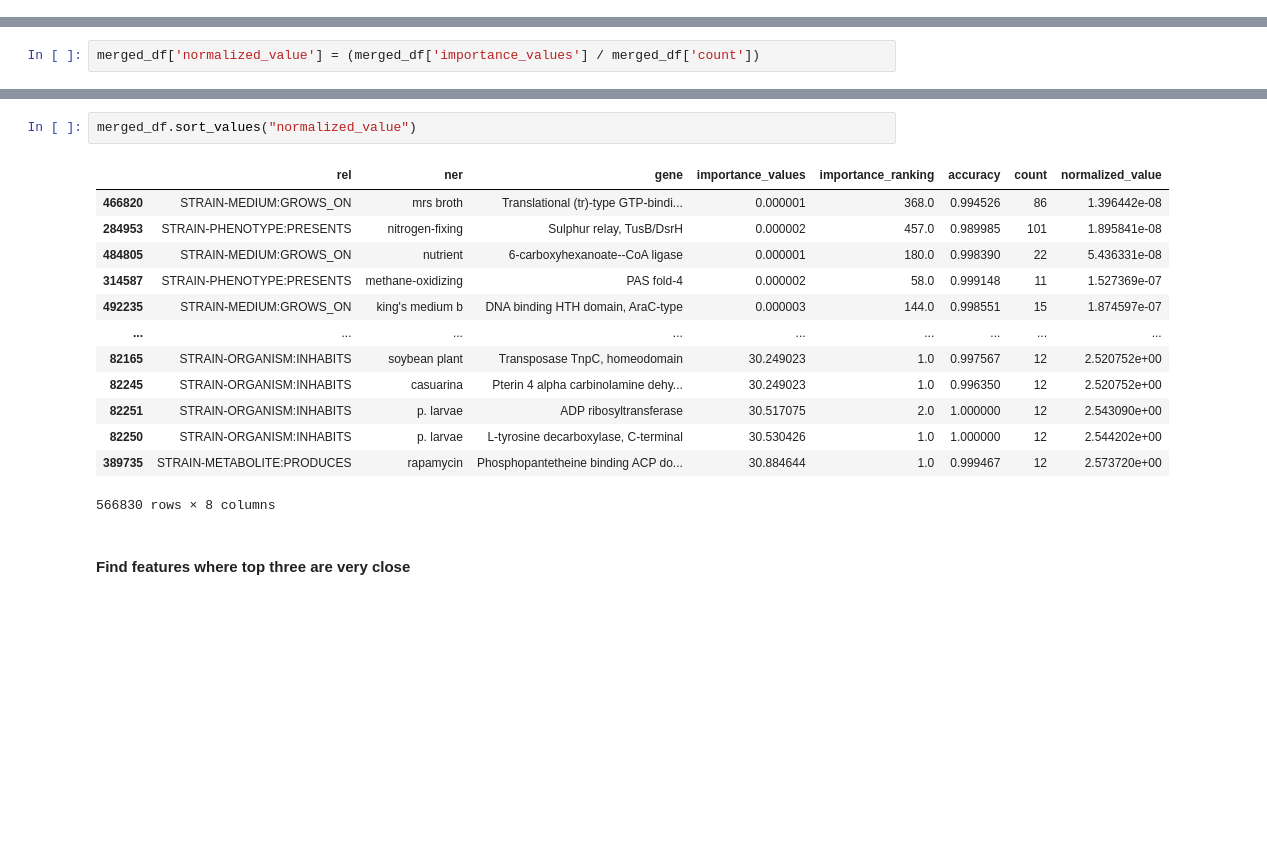
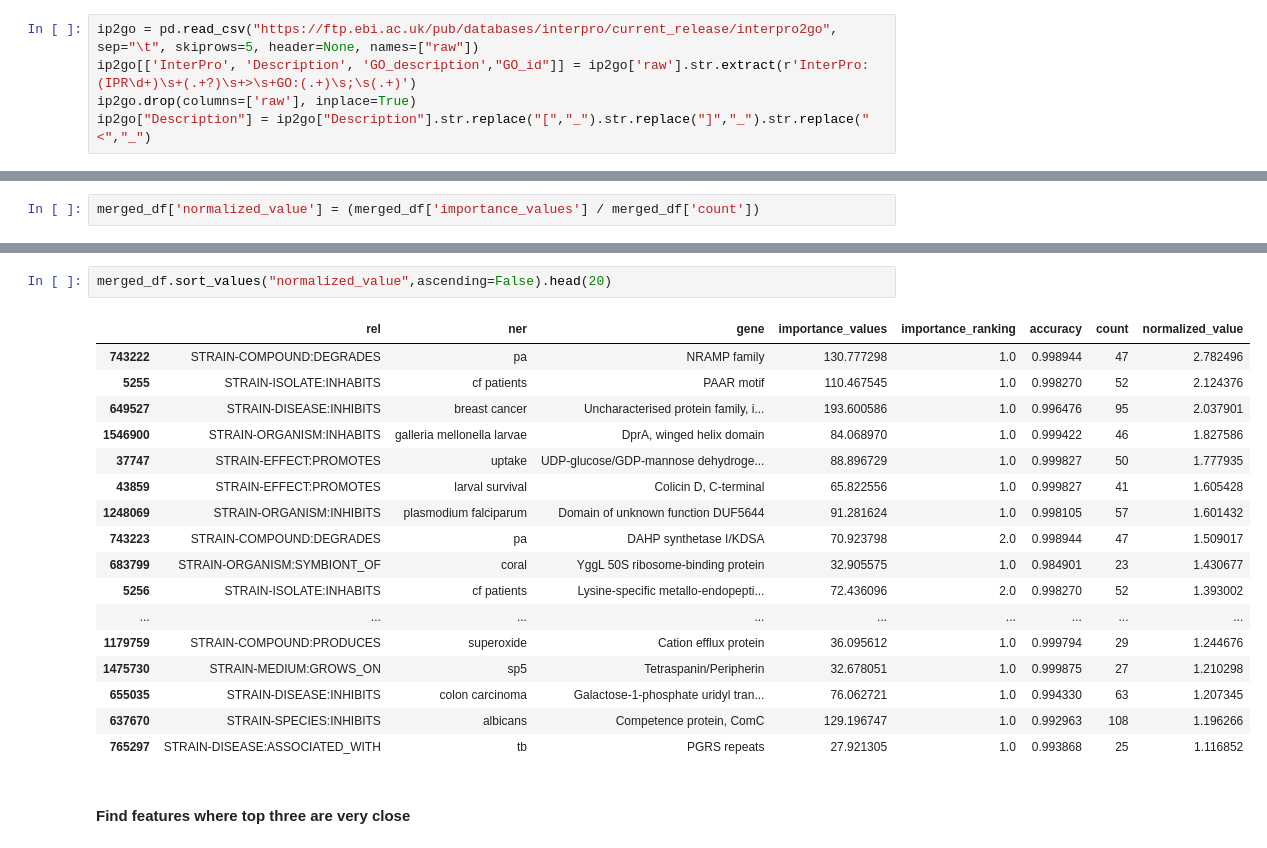
Before and after one commit to danielzmbp/NLP4Pheno, a Jupyter notebook: notebooks/analyze_xgboost_tidy.ipynb, the cells around one changed output, grey strips where cells are left out. Drawn from its saved outputs; the diff is of its cells as text; blank space fills up the shorter version.

```diff
--- a/notebooks/analyze_xgboost_tidy.ipynb
+++ b/notebooks/analyze_xgboost_tidy.ipynb
@@ -34,6 +28,11 @@ ip_names.set_index("ENTRY_AC",inplace=True)
 ip_names["ENTRY_NAME"] = ip_names["ENTRY_NAME"].str.replace("[","_").str.replace("]","_").str.replace("<","_")
 
 rels =	[i.split("/")[-1].split(".")[0] for i in glob(f"{path}/xgboost/annotations{data}/*.pkl")]
+# %%
+ip2go = pd.read_csv("https://ftp.ebi.ac.uk/pub/databases/interpro/current_release/interpro2go", sep="\t", skiprows=5, header=None, names=["raw"])
+ip2go[['InterPro', 'Description', 'GO_description',"GO_id"]] = ip2go['raw'].str.extract(r'InterPro:(IPR\d+)\s+(.+?)\s+>\s+GO:(.+)\s;\s(.+)')
+ip2go.drop(columns=['raw'], inplace=True)
+ip2go["Description"] = ip2go["Description"].str.replace("[","_").str.replace("]","_").str.replace("<","_")
 # %% [markdown]
 ### Read in the data
 # %%
@@ -410,19 +553,23 @@ plt.axhline(y=0.05, color='r', linestyle='--')
 # %%
-merged_df.sort_values("normalized_value")
+merged_df.sort_values("normalized_value",ascending=False).head(20)
 # %% [output]
 |  | rel | ner | gene | importance_values | importance_ranking | accuracy | count | normalized_value |
-| 466820 | STRAIN-MEDIUM:GROWS_ON | mrs broth | Translational (tr)-type GTP-bindi... | 0.000001 | 368.0 | 0.994526 | 86 | 1.396442e-08 |
-| 284953 | STRAIN-PHENOTYPE:PRESENTS | nitrogen-fixing | Sulphur relay, TusB/DsrH | 0.000002 | 457.0 | 0.989985 | 101 | 1.895841e-08 |
-| 484805 | STRAIN-MEDIUM:GROWS_ON | nutrient | 6-carboxyhexanoate--CoA ligase | 0.000001 | 180.0 | 0.998390 | 22 | 5.436331e-08 |
-| 314587 | STRAIN-PHENOTYPE:PRESENTS | methane-oxidizing | PAS fold-4 | 0.000002 | 58.0 | 0.999148 | 11 | 1.527369e-07 |
-| 492235 | STRAIN-MEDIUM:GROWS_ON | king's medium b | DNA binding HTH domain, AraC-type | 0.000003 | 144.0 | 0.998551 | 15 | 1.874597e-07 |
+| 743222 | STRAIN-COMPOUND:DEGRADES | pa | NRAMP family | 130.777298 | 1.0 | 0.998944 | 47 | 2.782496 |
+| 5255 | STRAIN-ISOLATE:INHABITS | cf patients | PAAR motif | 110.467545 | 1.0 | 0.998270 | 52 | 2.124376 |
+| 649527 | STRAIN-DISEASE:INHIBITS | breast cancer | Uncharacterised protein family, i... | 193.600586 | 1.0 | 0.996476 | 95 | 2.037901 |
+| 1546900 | STRAIN-ORGANISM:INHABITS | galleria mellonella larvae | DprA, winged helix domain | 84.068970 | 1.0 | 0.999422 | 46 | 1.827586 |
+| 37747 | STRAIN-EFFECT:PROMOTES | uptake | UDP-glucose/GDP-mannose dehydroge... | 88.896729 | 1.0 | 0.999827 | 50 | 1.777935 |
+| 43859 | STRAIN-EFFECT:PROMOTES | larval survival | Colicin D, C-terminal | 65.822556 | 1.0 | 0.999827 | 41 | 1.605428 |
+| 1248069 | STRAIN-ORGANISM:INHIBITS | plasmodium falciparum | Domain of unknown function DUF5644 | 91.281624 | 1.0 | 0.998105 | 57 | 1.601432 |
+| 743223 | STRAIN-COMPOUND:DEGRADES | pa | DAHP synthetase I/KDSA | 70.923798 | 2.0 | 0.998944 | 47 | 1.509017 |
+| 683799 | STRAIN-ORGANISM:SYMBIONT_OF | coral | YggL 50S ribosome-binding protein | 32.905575 | 1.0 | 0.984901 | 23 | 1.430677 |
+| 5256 | STRAIN-ISOLATE:INHABITS | cf patients | Lysine-specific metallo-endopepti... | 72.436096 | 2.0 | 0.998270 | 52 | 1.393002 |
 | ... | ... | ... | ... | ... | ... | ... | ... | ... |
-| 82165 | STRAIN-ORGANISM:INHABITS | soybean plant | Transposase TnpC, homeodomain | 30.249023 | 1.0 | 0.997567 | 12 | 2.520752e+00 |
-| 82245 | STRAIN-ORGANISM:INHABITS | casuarina | Pterin 4 alpha carbinolamine dehy... | 30.249023 | 1.0 | 0.996350 | 12 | 2.520752e+00 |
-| 82251 | STRAIN-ORGANISM:INHABITS | p. larvae | ADP ribosyltransferase | 30.517075 | 2.0 | 1.000000 | 12 | 2.543090e+00 |
-| 82250 | STRAIN-ORGANISM:INHABITS | p. larvae | L-tyrosine decarboxylase, C-terminal | 30.530426 | 1.0 | 1.000000 | 12 | 2.544202e+00 |
-| 389735 | STRAIN-METABOLITE:PRODUCES | rapamycin | Phosphopantetheine binding ACP do... | 30.884644 | 1.0 | 0.999467 | 12 | 2.573720e+00 |
+| 1179759 | STRAIN-COMPOUND:PRODUCES | superoxide | Cation efflux protein | 36.095612 | 1.0 | 0.999794 | 29 | 1.244676 |
+| 1475730 | STRAIN-MEDIUM:GROWS_ON | sp5 | Tetraspanin/Peripherin | 32.678051 | 1.0 | 0.999875 | 27 | 1.210298 |
+| 655035 | STRAIN-DISEASE:INHIBITS | colon carcinoma | Galactose-1-phosphate uridyl tran... | 76.062721 | 1.0 | 0.994330 | 63 | 1.207345 |
+| 637670 | STRAIN-SPECIES:INHIBITS | albicans | Competence protein, ComC | 129.196747 | 1.0 | 0.992963 | 108 | 1.196266 |
+| 765297 | STRAIN-DISEASE:ASSOCIATED_WITH | tb | PGRS repeats | 27.921305 | 1.0 | 0.993868 | 25 | 1.116852 |
-566830 rows × 8 columns
 # %% [markdown]
 #### Find features where top three are very close
 # %% [markdown]
```
Also changed, not shown: parts of 45 cells of this notebook, 2 other files.
